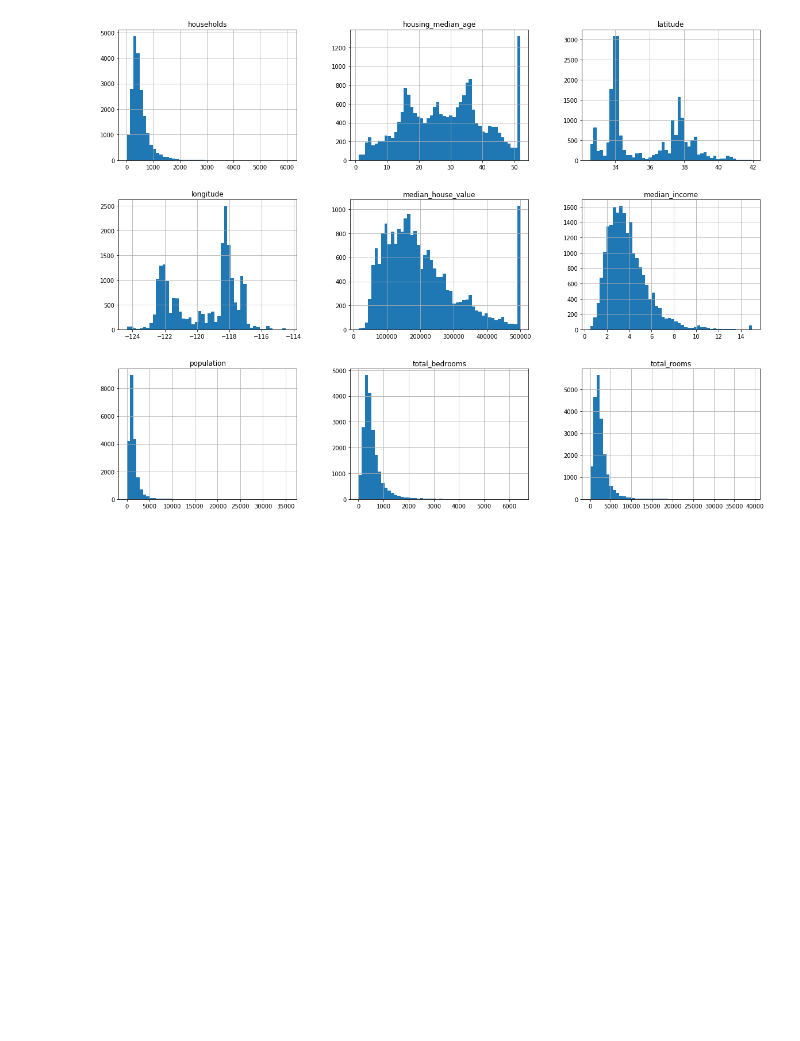
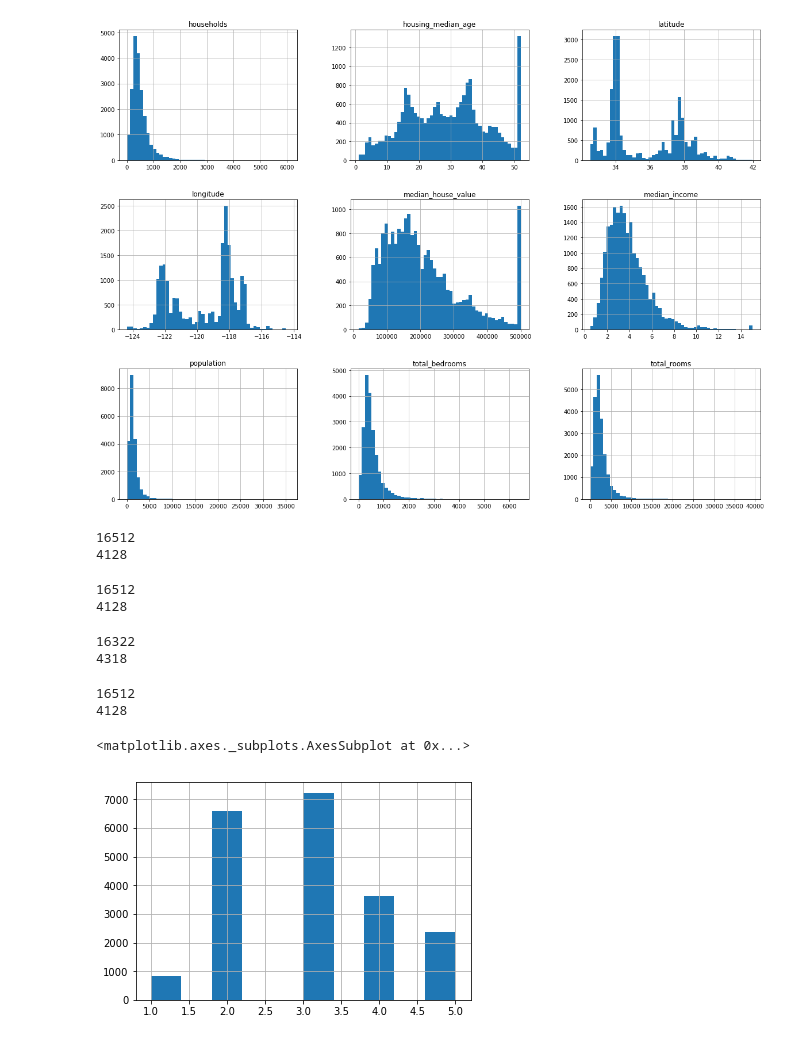
Before and after one commit to yasirabd/mystudy-courses-mldl, a Jupyter notebook: 1 - Hands on Machine Learning With Scikit-learn and Tensorflow/2. End-to-End Machine Learning Project.ipynb, the cells around one changed output. Drawn from its saved outputs; the diff is of its cells as text; code cells hidden in the pictures; blank space fills up the shorter version.

Commit message:
ch2: discover insight from data and prepare data for ML algorithms
+ add future_encoders.py

```diff
--- a/1 - Hands on Machine Learning With Scikit-learn and Tensorflow/2. End-to-End Machine Learning Project.ipynb
+++ b/1 - Hands on Machine Learning With Scikit-learn and Tensorflow/2. End-to-End Machine Learning Project.ipynb
@@ -81,3 +85,83 @@ housing.hist(bins=50, figsize=(20, 15))
 plt.show()
 # %% [output]
 [figure]
+# %%
+# Create a test set
+import numpy as np
+
+# manual
+def split_train_test(data, test_ratio):
+    shuffled_indices = np.random.permutation(len(data))
+    test_set_size = int(len(data) * test_ratio)
+    test_indices = shuffled_indices[:test_set_size]
+    train_indices = shuffled_indices[test_set_size:]
+    return data.iloc[train_indices], data.iloc[test_indices]
+
+train_set, test_set = split_train_test(housing, 0.2)
+print(len(train_set))
+print(len(test_set))
+
+# it has a weakness, when we run again, it will generate a different test set
+# we can use np.random.seed(30), but when dataset updated will break
+# %% [output]
+16512
+4128
+# %%
+# the solution is we could compute a hash of each instances's identifier
+
+from zlib import crc32
+
+def test_set_check(identifier, test_ratio):
+    return crc32(np.int64(identifier)) & 0xffffffff < test_ratio * 2**32
+
+def split_train_test_by_id(data, test_ratio, id_column):
+    ids = data[id_column]
+    in_test_set = ids.apply(lambda id_: test_set_check(id_, test_ratio))
+    return data.loc[~in_test_set], data.loc[in_test_set]
+
+housing_with_id = housing.reset_index() # add column name 'index'
+train_set, test_set = split_train_test_by_id(housing_with_id, 0.2, "index")
+
+print(len(train_set))
+print(len(test_set))
+# %% [output]
+16512
+4128
+# %%
+# we could replace hash with unique features, example: latitude and longitude
+housing_with_id["id"] = housing["longitude"] * 1000 + housing["latitude"]
+train_set, test_set = split_train_test_by_id(housing_with_id, 0.2, "id")
+
+print(len(train_set))
+print(len(test_set))
+# %% [output]
+16322
+4318
+# %%
+# we could use useful library scikit-learn train_test_split
+from sklearn.model_selection import train_test_split
+
+train_set, test_set = train_test_split(housing, test_size=0.2, random_state=42)
+
+print(len(train_set))
+print(len(test_set))
+# %% [output]
+16512
+4128
+# %%
+# we should maintain the ratio for the samples
+# example: US population is composed of 51.3% female and 48.7% male
+# so we must to keep maintain the ratio, for example 513 female and 487 male
+# it is called Stratified Sampling: population is divided into homogeneous subgroups
+# if we could not maintain the ratio, the results will be biased
+
+# so, in our case in housing dataset, in median income is a continous numerical attribute
+# we need to look closely, most median incomes values are clustered around 2 to 5
+# and some median incomes go far beyond 6, we can stratified it
+housing["income_cat"] = np.ceil(housing["median_income"] / 1.5)
+housing["income_cat"].where(housing["income_cat"] < 5, 5.0, inplace=True)
+
+housing["income_cat"].hist()
+# %% [output]
+<matplotlib.axes._subplots.AxesSubplot at 0x...>
+[figure, added]
```
Also changed, not shown: parts of 41 cells of this notebook, 1 other file.
